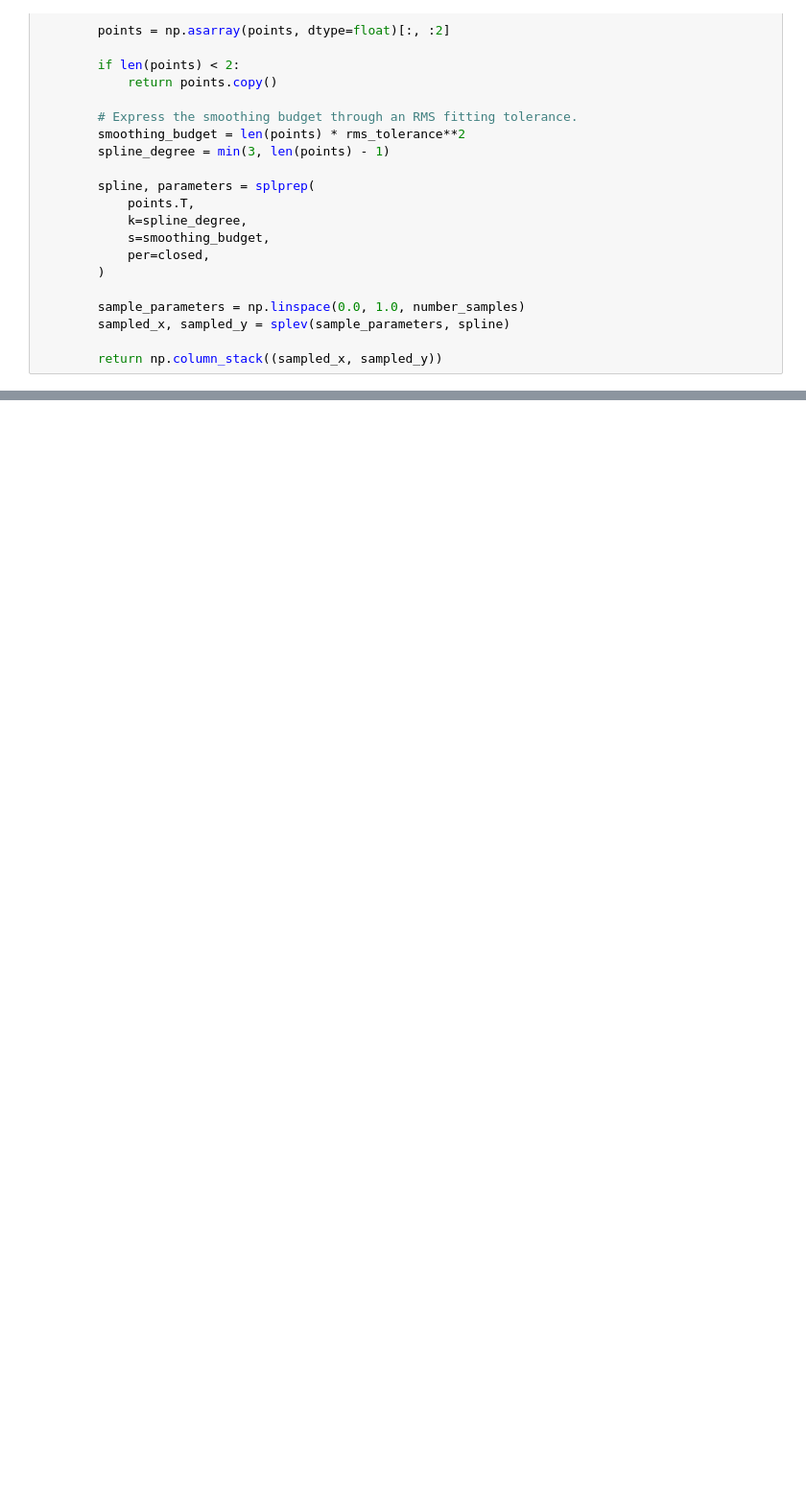
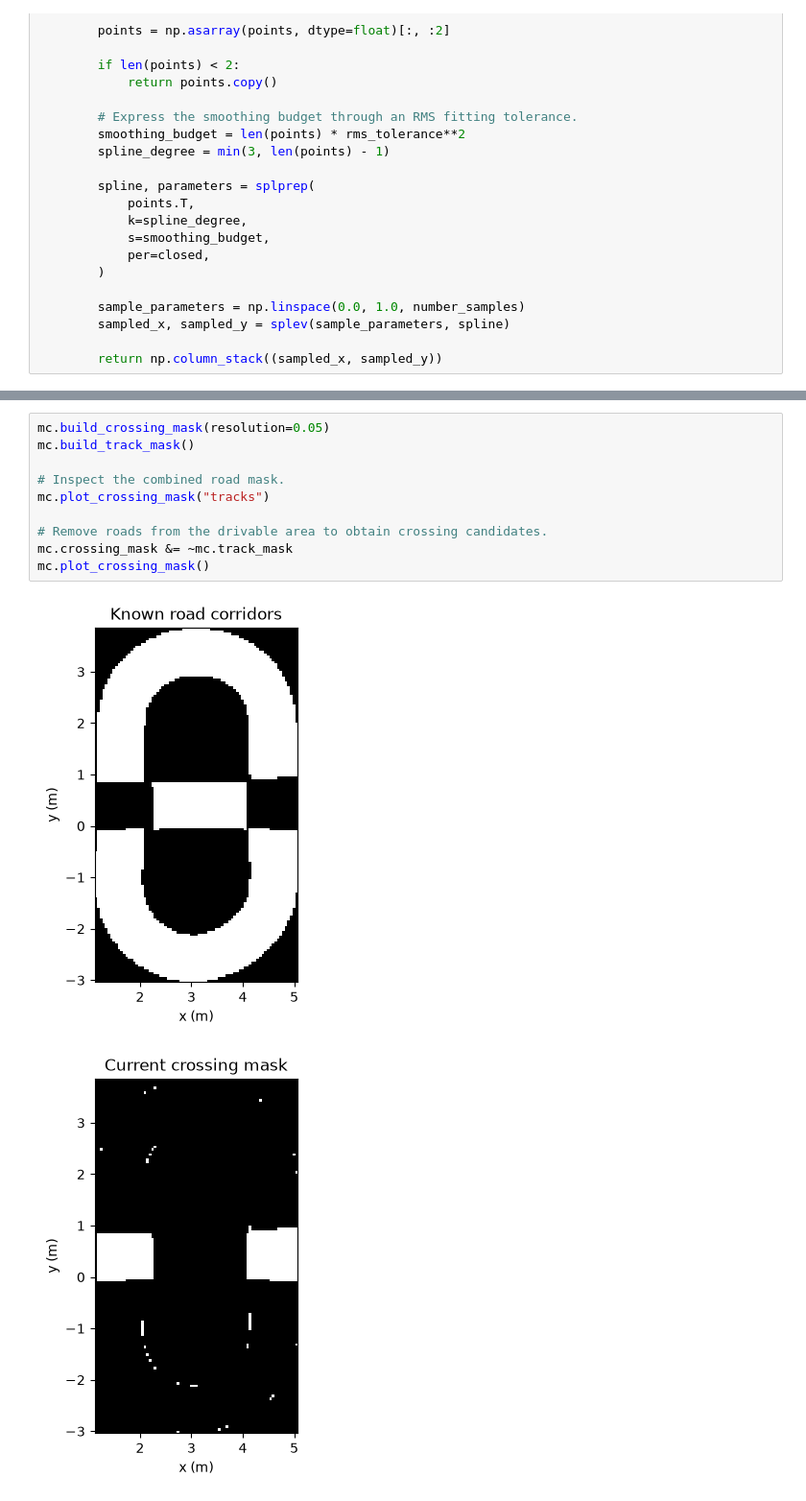
Before and after one commit to Schmiddy2000/FreiCarPythonPlayground, a Jupyter notebook: M2 Mapping/structured_map_construction.ipynb, the cells around one changed output, grey strips where cells are left out. Shown at 96% size. Drawn from its saved outputs; the diff is of its cells as text; blank space fills up the shorter version.

```diff
--- a/M2 Mapping/structured_map_construction.ipynb
+++ b/M2 Mapping/structured_map_construction.ipynb
@@ -1317,0 +1915,13 @@ mc.plot_correspondences()
+# %%
+mc.build_crossing_mask(resolution=0.05)
+mc.build_track_mask()
+
+# Inspect the combined road mask.
+mc.plot_crossing_mask("tracks")
+
+# Remove roads from the drivable area to obtain crossing candidates.
+mc.crossing_mask &= ~mc.track_mask
+mc.plot_crossing_mask()
+# %% [output]
+[figure, added]
+[figure, added]
```
Also changed, not shown: parts of 13 cells of this notebook.
